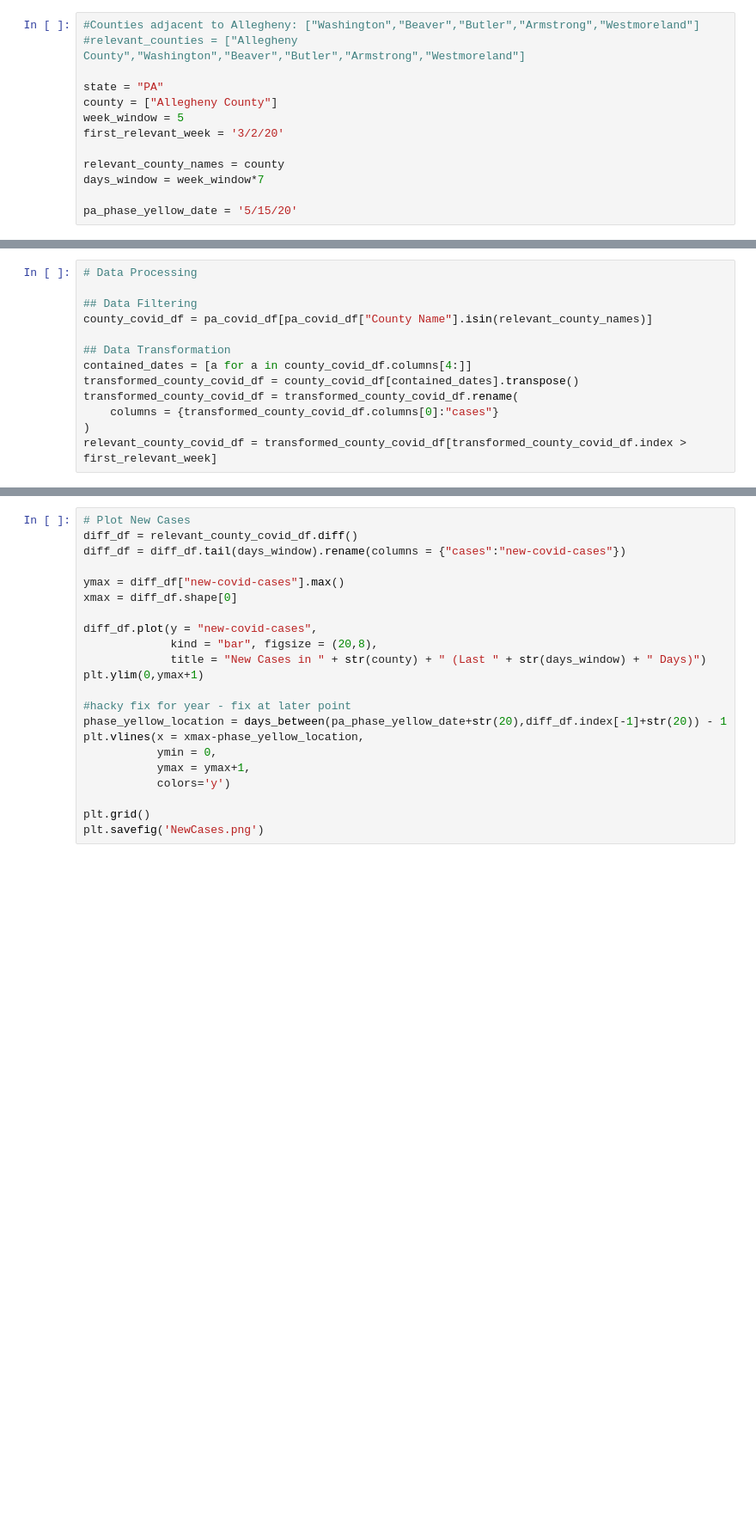
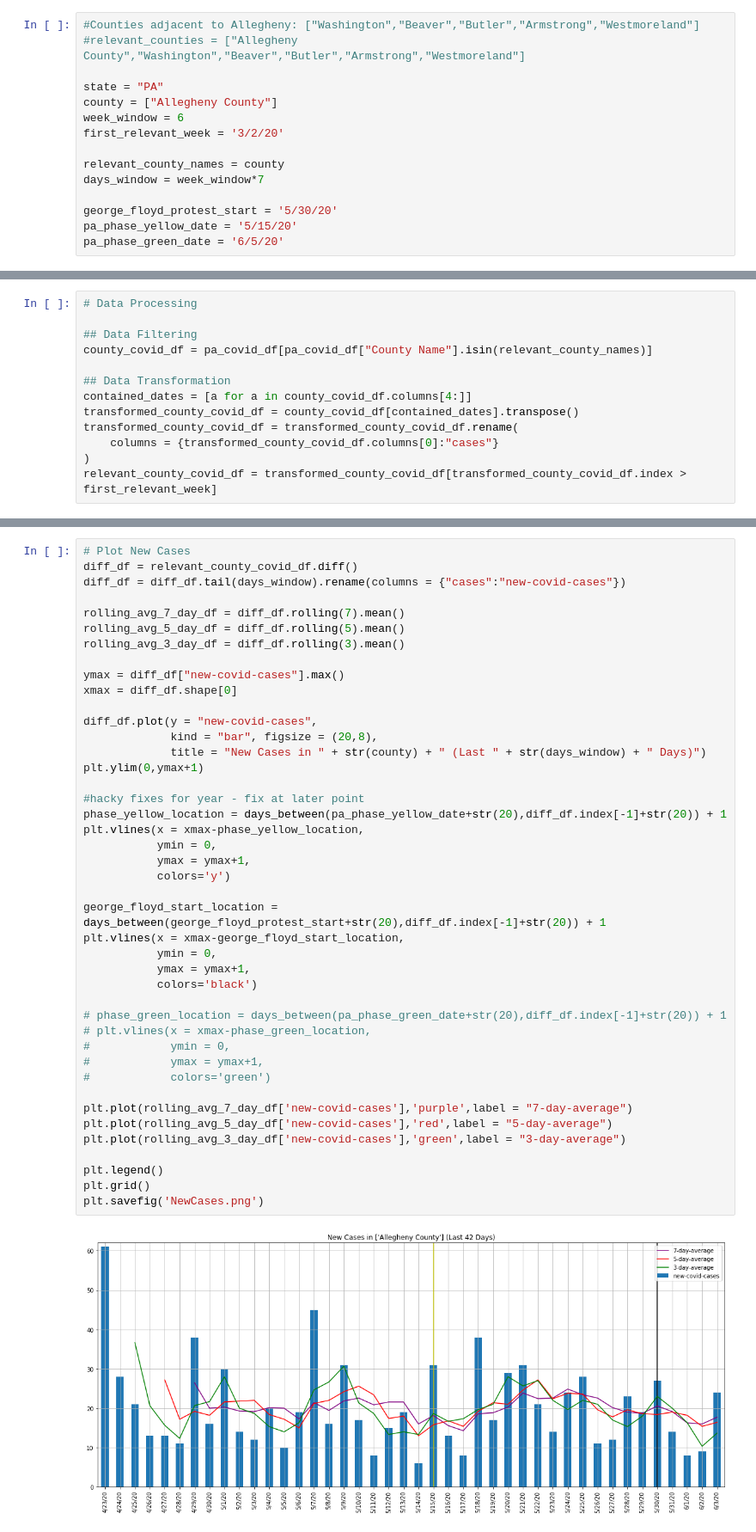
Before and after one commit to tahuichimiguel/CovidMonitor, a Jupyter notebook: prototypeCovidVisualizer.ipynb, the cells around one changed output, grey strips where cells are left out. Shown at 86% size. Saved outputs shown, nothing was run; the diff lists cells and outputs as text; blank space fills up the shorter version.

Commit message:
Added George Floyd murder date boundary. Added avg moving month filters

```diff
--- a/prototypeCovidVisualizer.ipynb
+++ b/prototypeCovidVisualizer.ipynb
@@ -9,13 +9,15 @@ from datetime import datetime
 
 state = "PA"
 county = ["Allegheny County"]
-week_window = 5
+week_window = 6
 first_relevant_week = '3/2/20'
 
 relevant_county_names = county
 days_window = week_window*7
 
+george_floyd_protest_start = '5/30/20'
 pa_phase_yellow_date = '5/15/20'
+pa_phase_green_date = '6/5/20'
 # %%
 def days_between(d1, d2):
     d1 = datetime.strptime(d1, "%m/%d/%Y")
@@ -50,22 +54,45 @@ plt.savefig('TotalCases.png')
 # %%
 # Plot New Cases
 diff_df = relevant_county_covid_df.diff()
 diff_df = diff_df.tail(days_window).rename(columns = {"cases":"new-covid-cases"})
+
+rolling_avg_7_day_df = diff_df.rolling(7).mean()
+rolling_avg_5_day_df = diff_df.rolling(5).mean()
+rolling_avg_3_day_df = diff_df.rolling(3).mean()
 
 ymax = diff_df["new-covid-cases"].max()
 xmax = diff_df.shape[0]
 
 diff_df.plot(y = "new-covid-cases",
              kind = "bar", figsize = (20,8),
              title = "New Cases in " + str(county) + " (Last " + str(days_window) + " Days)")
 plt.ylim(0,ymax+1)
 
-#hacky fix for year - fix at later point
-phase_yellow_location = days_between(pa_phase_yellow_date+str(20),diff_df.index[-1]+str(20)) - 1
+#hacky fixes for year - fix at later point
+phase_yellow_location = days_between(pa_phase_yellow_date+str(20),diff_df.index[-1]+str(20)) + 1
 plt.vlines(x = xmax-phase_yellow_location,
            ymin = 0,
            ymax = ymax+1,
            colors='y')
 
+george_floyd_start_location = days_between(george_floyd_protest_start+str(20),diff_df.index[-1]+str(20)) + 1
+plt.vlines(x = xmax-george_floyd_start_location,
+           ymin = 0,
+           ymax = ymax+1,
+           colors='black')
+
+# phase_green_location = days_between(pa_phase_green_date+str(20),diff_df.index[-1]+str(20)) + 1
+# plt.vlines(x = xmax-phase_green_location,
+#            ymin = 0,
+#            ymax = ymax+1,
+#            colors='green')
+
+plt.plot(rolling_avg_7_day_df['new-covid-cases'],'purple',label = "7-day-average")
+plt.plot(rolling_avg_5_day_df['new-covid-cases'],'red',label = "5-day-average")
+plt.plot(rolling_avg_3_day_df['new-covid-cases'],'green',label = "3-day-average")
+
+plt.legend()
 plt.grid()
 plt.savefig('NewCases.png')
+# %% [output]
+[figure, added]
```
Also changed, not shown: parts of 1 cell of this notebook.
